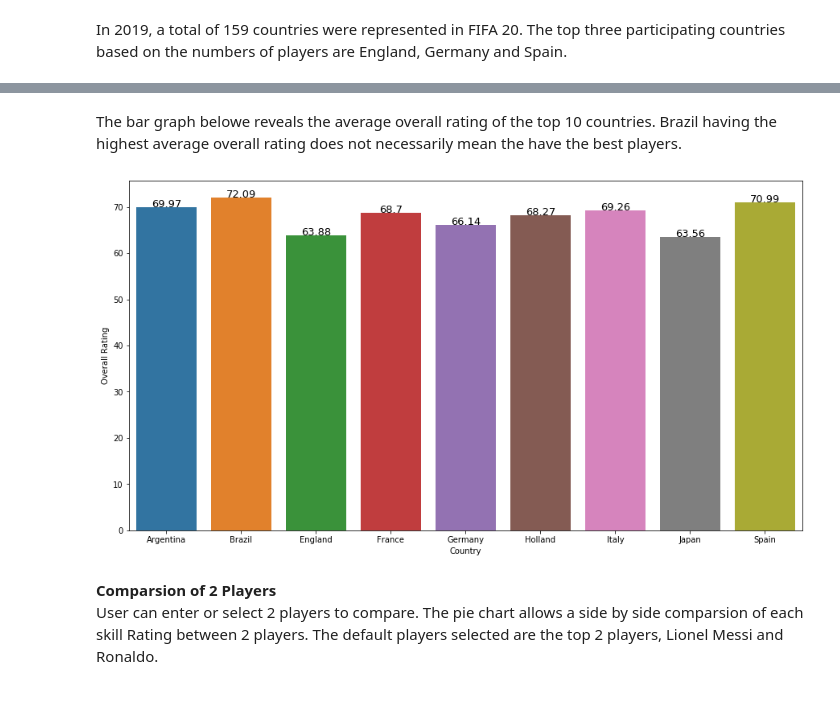
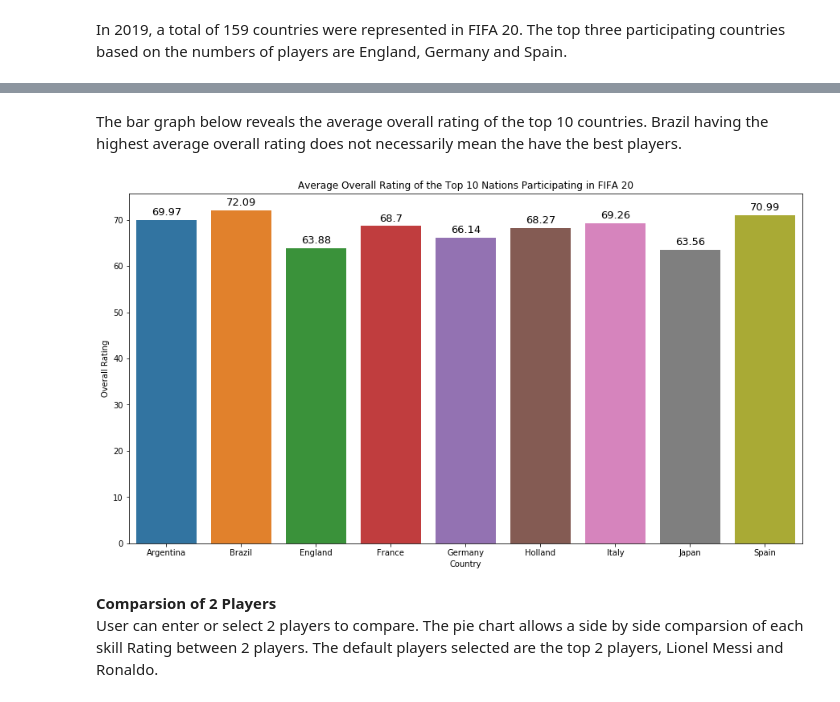
Before and after one commit to yte9pc/FIFA-20-Interactive-App, a Jupyter notebook: FIFAApp.ipynb, the cells around one changed output, grey strips where cells are left out. Cells and saved outputs as stored; diff of their text form; code cells hidden in the pictures.

```diff
--- a/FIFAApp.ipynb
+++ b/FIFAApp.ipynb
@@ -57,0 +48,19 @@ plt
+# %%
+numplayers = fifa['Country'].value_counts().sort_values(ascending = False).head(10)
+n = plt.figure(figsize=(15,8))
+nx1 = n.add_subplot(111)
+
+xvalue = numplayers.index
+yvalue = numplayers.values
+g = sns.barplot(xvalue, yvalue)
+plt.ylabel("Overall Rating")
+plt.title('Top 10 Nations Participating in FIFA 20')
+plt.xlabel('Countries')
+plt.ylabel('Num of Players')
+
+def barlabel(series):
+    i = 0
+    for index, row in series.items():
+        g.text(i, row+1, round(row, 2), color='black', ha="center", fontsize = 13)
+        i = i + 1
+barlabel(numplayers)
@@ -73,26 +83,21 @@ plt
 [figure]
 # %% [markdown]
-The bar graph belowe reveals the average overall rating of the top 10 countries. Brazil having the highest average overall rating does not necessarily mean the have the best players.
+The bar graph below reveals the average overall rating of the top 10 countries. Brazil having the highest average overall rating does not necessarily mean the have the best players.
 # %%
 by_country = fifa[fifa.Country.isin(some_countries)==True]
 by_country = by_country.groupby('Country')['Overall Rating'].mean()
 by_country.sort_values(ascending = True).head(10)
 b = plt.figure(figsize=(15,8))
 bx1 = b.add_subplot(111)
 
 xvalue = by_country.index
 yvalue = by_country.values
 g = sns.barplot(xvalue, yvalue)
 b = plt.ylabel("Overall Rating")
-
-def barlabel(series):
-    i = 0
-    for index, row in series.items():
-        g.text(i, row, round(row, 2), color='black', ha="center", fontsize = 13)
-        i = i + 1
+plt.title('Average Overall Rating of the Top 10 Nations Participating in FIFA 20')
 barlabel(by_country)
 # %% [output]
-[figure, old version]
+[figure, new version]
 # %% [markdown]
 **Comparsion of 2 Players**
 <br>
```
Also changed, not shown: parts of 25 cells of this notebook.
